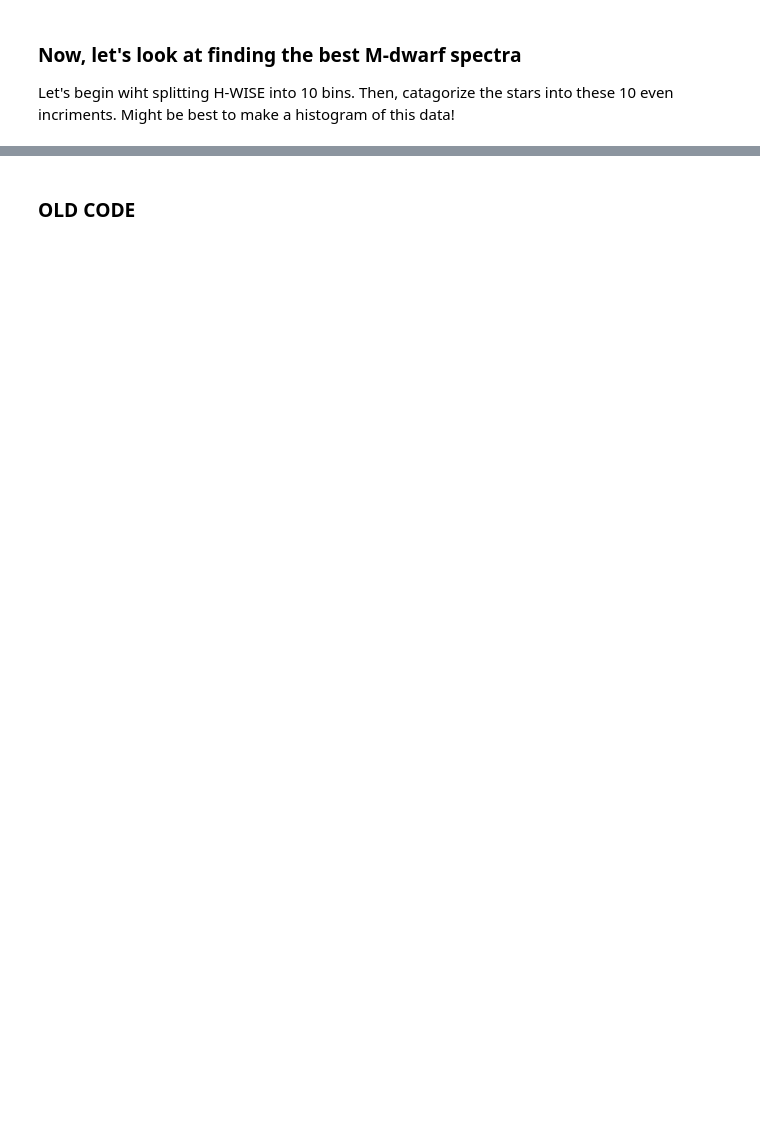
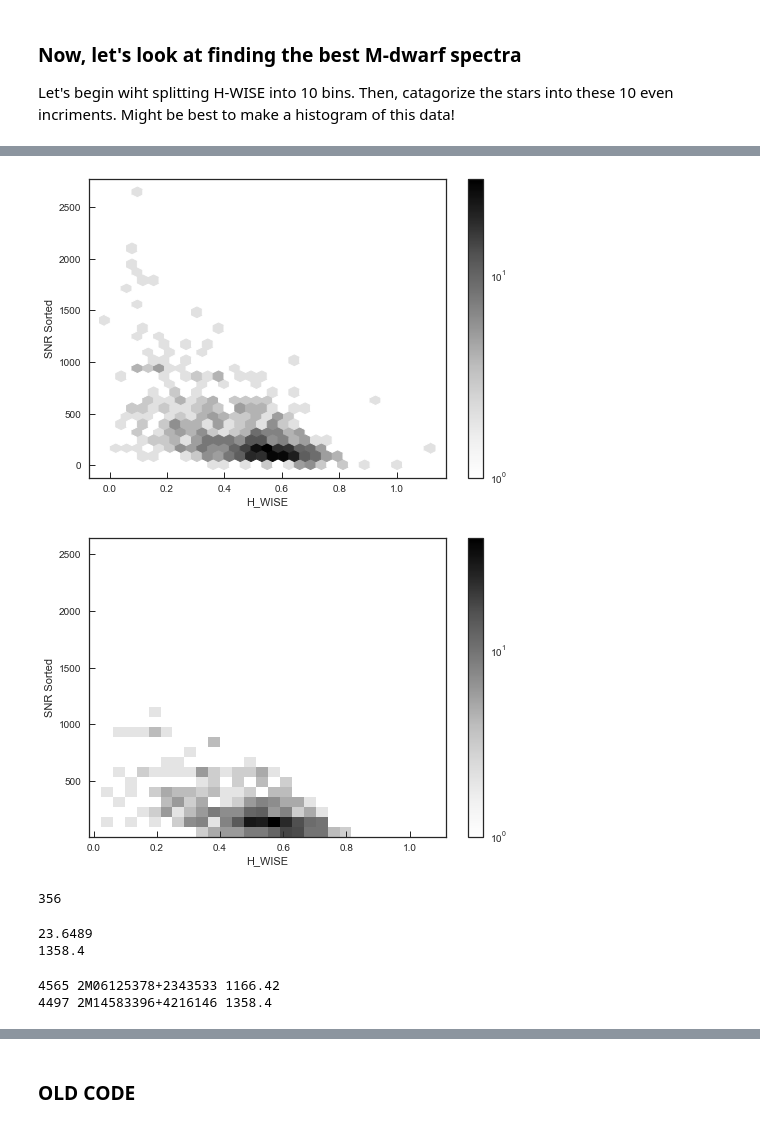
Before and after one commit to reynaa2/Routine, a Jupyter notebook: J-WISE vs H-WISE.ipynb, the cells around one changed output, grey strips where cells are left out. Drawn from its saved outputs; the diff is of its cells as text; code cells hidden in the pictures; blank space fills up the shorter version.

```diff
--- a/J-WISE vs H-WISE.ipynb
+++ b/J-WISE vs H-WISE.ipynb
@@ -186,0 +275,57 @@ plt.show()
+# %%
+#Let's make a 2D histogram of the H_WISE and the SNR relation!
+from matplotlib.colors import LogNorm
+
+# Hexbin histogram
+fig, ax = plt.subplots()
+im = ax.hexbin(m_HW,new_snr,gridsize=30,norm=LogNorm())
+plt.xlabel('H_WISE')
+plt.ylabel('SNR Sorted')
+fig.colorbar(im,ax=ax)
+plt.savefig('Histograms_for_HW_vs_SNR(hex).pdf',depi=1000)
+
+#Normal 2D histogram
+fig, ax = plt.subplots()
+H = ax.hist2d(m_HW,new_snr,bins=(30,30), norm=LogNorm())
+plt.xlabel('H_WISE')
+plt.ylabel('SNR Sorted')
+fig.colorbar(H[3],ax=ax)
+plt.savefig('Histograms_for_HW_vs_SNR.pdf',depi=1000)
+
+plt.show()
+# %% [output]
+[figure, added]
+[figure, added]
+# %%
+high_locID = []
+high_apoID = []
+high_snr = []
+high_HW = []
+high_JW = []
+
+for i in range(len(m_HW)):
+    if m_HW[i] >= 0.32: #Lower bound of the most populated bin
+        if m_HW[i] < 0.593: # Upper bound of the most populated bin
+            high_apoID.append(m_apoID[i])
+            high_locID.append(m_locID[i])
+            high_snr.append(new_snr[i])
+            high_JW.append(m_JW[i])
+            high_HW.append(m_HW[i])
+high_apoID = [s.decode('utf-8') for s in high_apoID]
+print(len(high_locID))
+# %% [output]
+356
+# %%
+print(min(high_snr))
+print(max(high_snr))
+# %% [output]
+23.6489
+1358.4
+# %%
+#Since this is sorted in ascending order, the top two spectra will be the last two elements!
+#print(high_snr)
+print(high_locID[354], high_apoID[354],high_snr[354])
+print(high_locID[355],high_apoID[355],high_snr[355])
+# %% [output]
+4565 2M06125378+2343533 1166.42
+4497 2M14583396+4216146 1358.4
```
Also changed, not shown: parts of 39 cells of this notebook.
